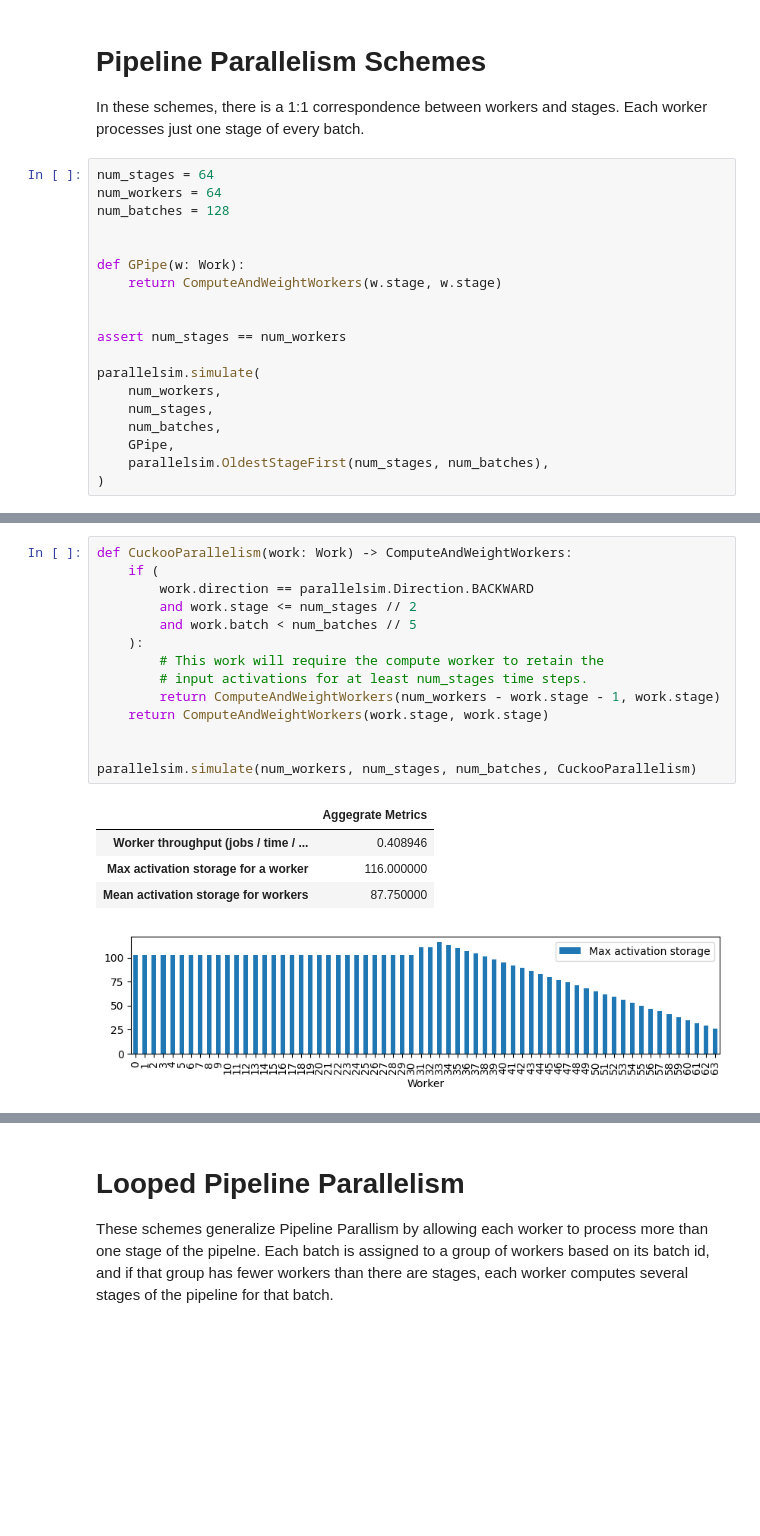
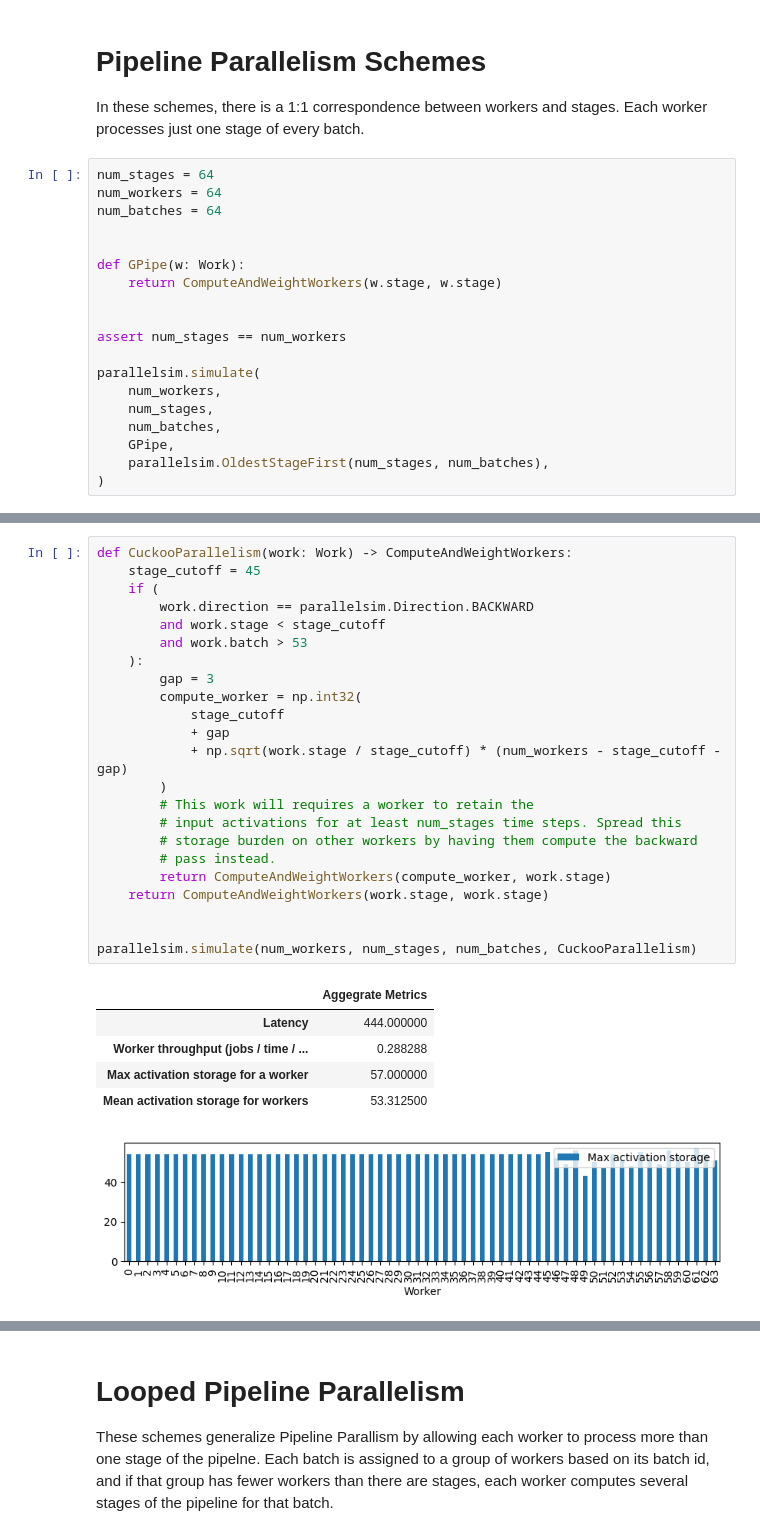
Before and after one commit to a-rahimi/parallel-training, a Jupyter notebook: parallelsim_notebook.ipynb, the cells around one changed output, grey strips where cells are left out. Cells and saved outputs as stored; diff of their text form; blank space fills up the shorter version.

```diff
--- a/parallelsim_notebook.ipynb
+++ b/parallelsim_notebook.ipynb
@@ -109,7 +109,7 @@ In these schemes, there is a 1:1 correspondence between workers and stages. Each
 # %%
 num_stages = 64
 num_workers = 64
-num_batches = 128
+num_batches = 64
 
 
 def GPipe(w: Work):
@@ -144,20 +153,30 @@ parallelsim.simulate(num_workers, num_stages, num_batches, GPipe)
 # %%
 def CuckooParallelism(work: Work) -> ComputeAndWeightWorkers:
+    stage_cutoff = 45
     if (
         work.direction == parallelsim.Direction.BACKWARD
-        and work.stage <= num_stages // 2
-        and work.batch < num_batches // 5
+        and work.stage < stage_cutoff
+        and work.batch > 53
     ):
-        # This work will require the compute worker to retain the
-        # input activations for at least num_stages time steps.
-        return ComputeAndWeightWorkers(num_workers - work.stage - 1, work.stage)
+        gap = 3
+        compute_worker = np.int32(
+            stage_cutoff
+            + gap
+            + np.sqrt(work.stage / stage_cutoff) * (num_workers - stage_cutoff - gap)
+        )
+        # This work will requires a worker to retain the
+        # input activations for at least num_stages time steps. Spread this
+        # storage burden on other workers by having them compute the backward
+        # pass instead.
+        return ComputeAndWeightWorkers(compute_worker, work.stage)
     return ComputeAndWeightWorkers(work.stage, work.stage)
 
 
 parallelsim.simulate(num_workers, num_stages, num_batches, CuckooParallelism)
 # %% [output]
 |  | Aggegrate Metrics |
-| Worker throughput (jobs / time / ... | 0.408946 |
-| Max activation storage for a worker | 116.000000 |
-| Mean activation storage for workers | 87.750000 |
+| Latency | 444.000000 |
+| Worker throughput (jobs / time / ... | 0.288288 |
+| Max activation storage for a worker | 57.000000 |
+| Mean activation storage for workers | 53.312500 |
-[figure, old version]
+[figure, new version]
```
Also changed, not shown: parts of 7 cells of this notebook, 1 other file.
